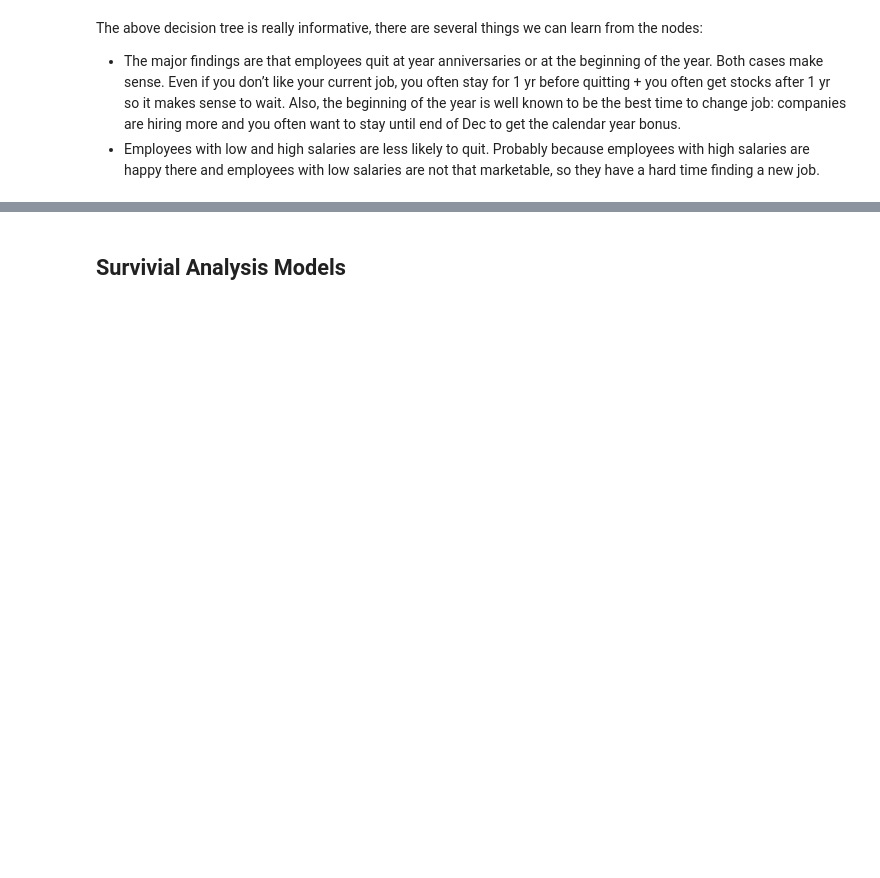
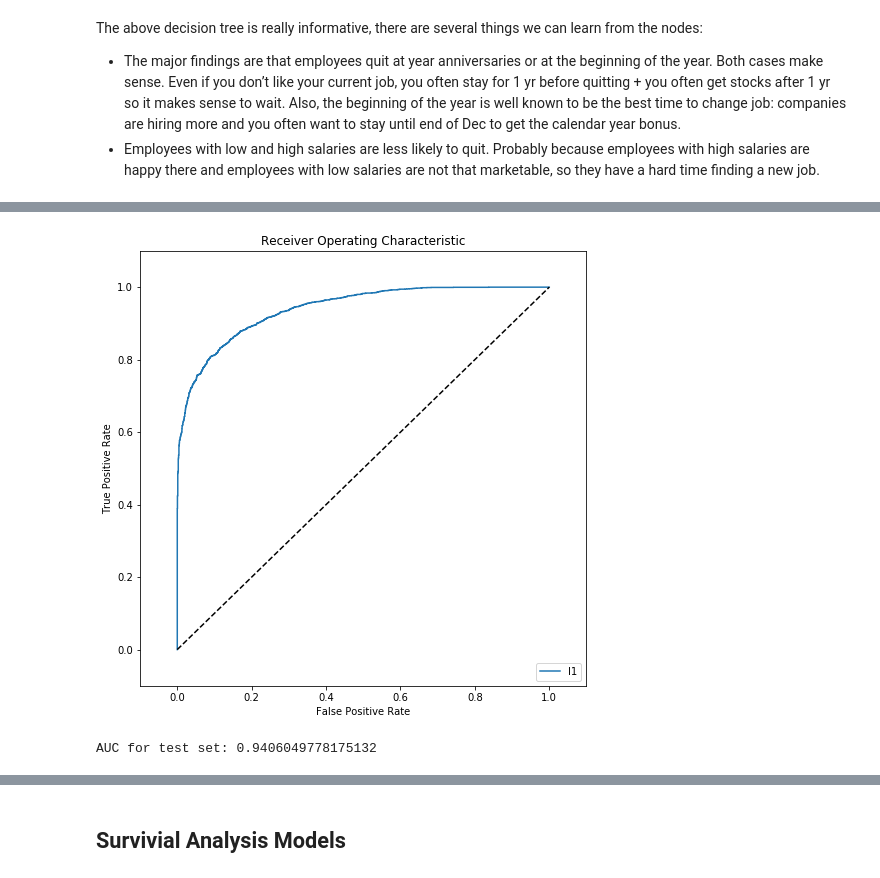
Before and after one commit to leemingee/TakeHomeChallenge, a Jupyter notebook: 03_Employee_Retention/03_employee_retention.ipynb, the cells around one changed output, grey strips where cells are left out. Drawn from its saved outputs; the diff is of its cells as text; code cells hidden in the pictures; blank space fills up the shorter version.

```diff
--- a/03_Employee_Retention/03_employee_retention.ipynb
+++ b/03_Employee_Retention/03_employee_retention.ipynb
@@ -337,0 +442,7 @@ The above decision tree is really informative, there are several things we can l
+# %%
+tuned_params = {'n_estimators': [100, 200, 300, 400, 500],
+               'min_samples_split': [2, 5, 10],
+               'min_samples_leaf': [1, 2, 4]}
+rf_model = RandomizedSearchCV(RandomForestClassifier(), tuned_params, n_iter = 15,
+                              scoring = 'roc_auc', n_jobs = 6)
+rf_model.fit(X_train, y_train)
@@ -337,0 +474,7 @@ The above decision tree is really informative, there are several things we can l
+# %%
+y_pred = rf_model.predict(X_test)
+y_pred_proba = rf_model.predict_proba(X_test)[:,1]
+plot_roc_testdat(y_test, y_pred_proba)
+# %% [output]
+[figure, added]
+AUC for test set: 0.9406049778175132
```
Also changed, not shown: parts of 25 cells of this notebook, 4 other files.
